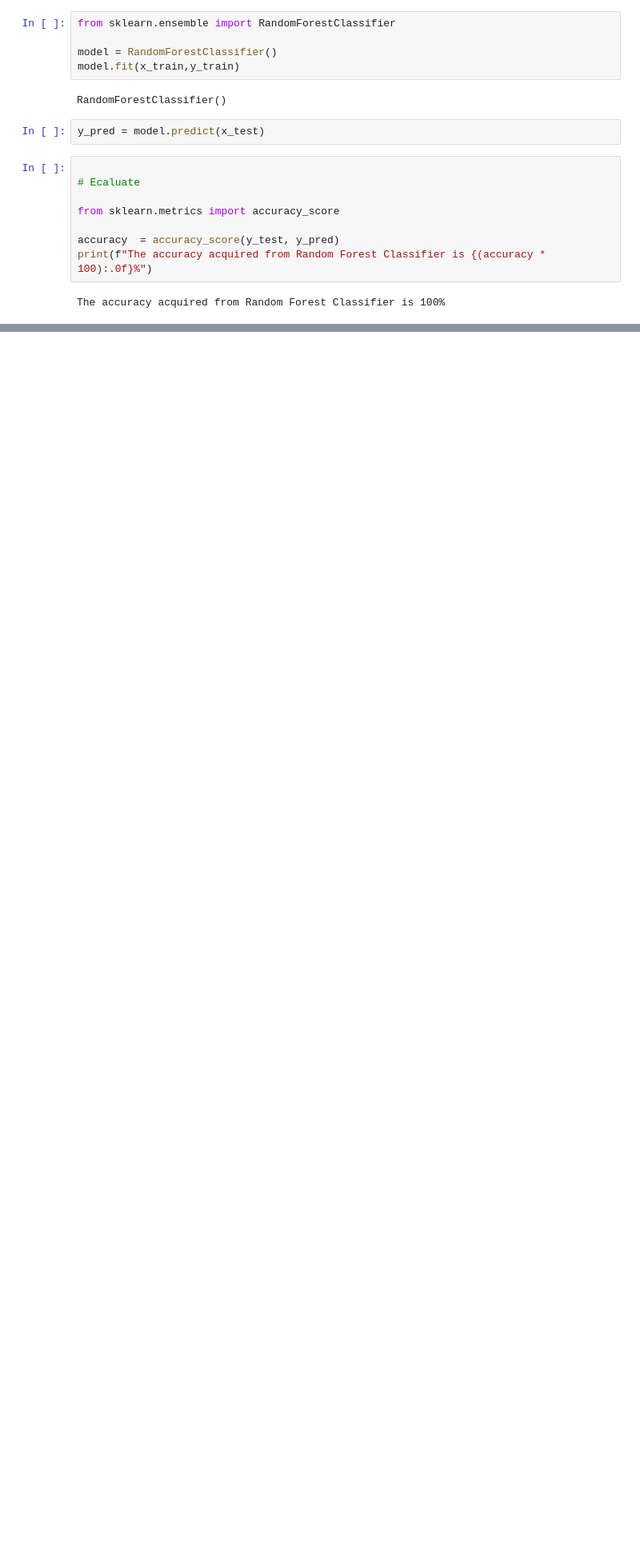
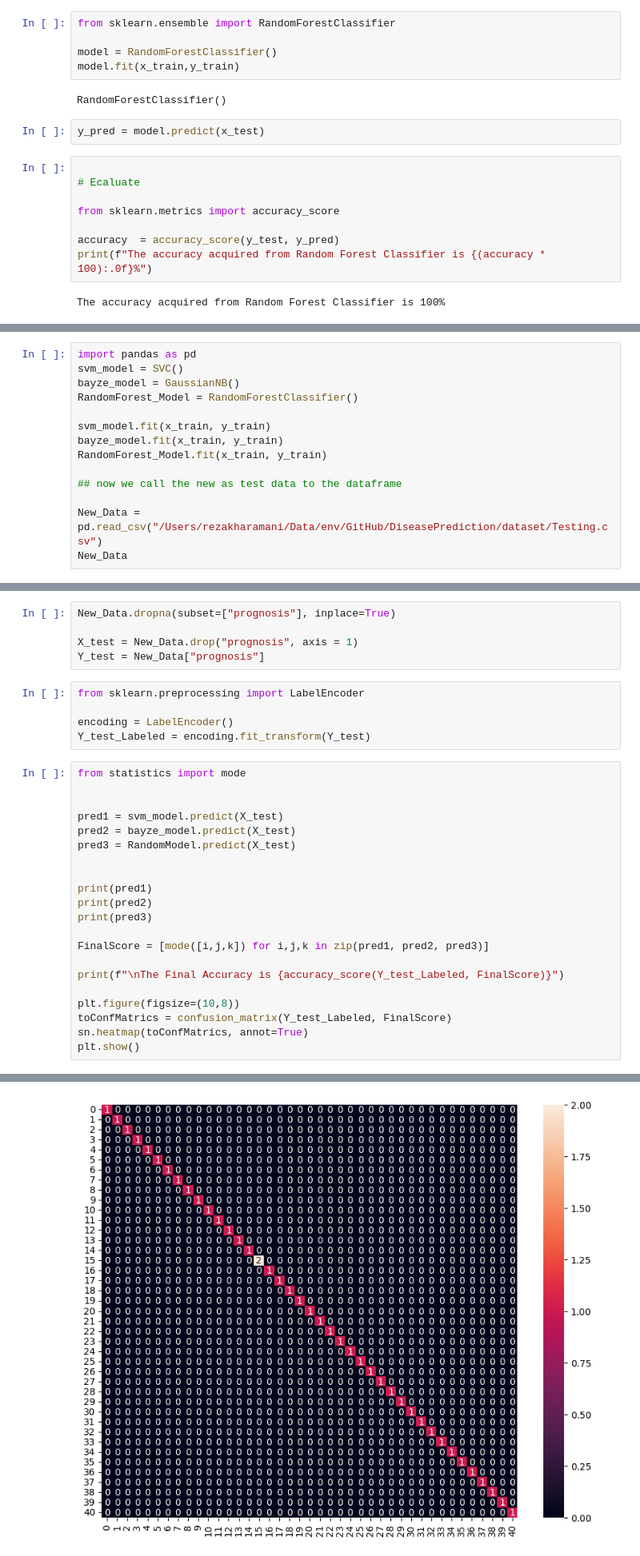
Before and after one commit to rezakharamani/DiseasePredictionClassification, a Jupyter notebook: DiseasePrediction.ipynb, the cells around one changed output, grey strips where cells are left out. Shown at 80% size. Cells and saved outputs as stored; diff of their text form; blank space fills up the shorter version.

```diff
--- a/DiseasePrediction.ipynb
+++ b/DiseasePrediction.ipynb
@@ -337,0 +555,14 @@ n_jobs is None by default, which means unset; it will generally be interpreted a
+# %%
+import pandas as pd
+svm_model = SVC()
+bayze_model = GaussianNB()
+RandomForest_Model = RandomForestClassifier()
+
+svm_model.fit(x_train, y_train)
+bayze_model.fit(x_train, y_train)
+RandomForest_Model.fit(x_train, y_train)
+
+## now we call the new as test data to the dataframe
+
+New_Data = pd.read_csv("/Users/rezakharamani/Data/env/GitHub/DiseasePrediction/dataset/Testing.csv")
+New_Data
@@ -337,0 +588,32 @@ n_jobs is None by default, which means unset; it will generally be interpreted a
+# %%
+New_Data.dropna(subset=["prognosis"], inplace=True)
+
+X_test = New_Data.drop("prognosis", axis = 1)
+Y_test = New_Data["prognosis"]
+# %%
+from sklearn.preprocessing import LabelEncoder
+
+encoding = LabelEncoder()
+Y_test_Labeled = encoding.fit_transform(Y_test)
+# %%
+from statistics import mode
+
+
+pred1 = svm_model.predict(X_test)
+pred2 = bayze_model.predict(X_test)
+pred3 = RandomModel.predict(X_test)
+
+
+print(pred1)
+print(pred2)
+print(pred3)
+
+FinalScore = [mode([i,j,k]) for i,j,k in zip(pred1, pred2, pred3)]
+
+print(f"\nThe Final Accuracy is {accuracy_score(Y_test_Labeled, FinalScore)}")
+
+plt.figure(figsize=(10,8))
+toConfMatrics = confusion_matrix(Y_test_Labeled, FinalScore)
+sn.heatmap(toConfMatrics, annot=True)
+plt.show()
+# %% [output]
@@ -337,0 +628 @@ n_jobs is None by default, which means unset; it will generally be interpreted a
+[figure, added]
```
Also changed, not shown: parts of 13 cells of this notebook.
